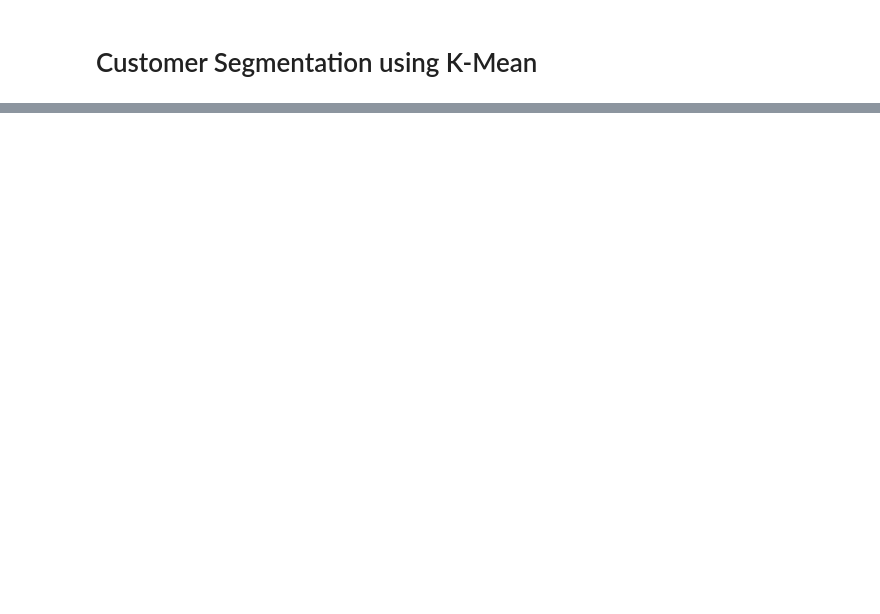
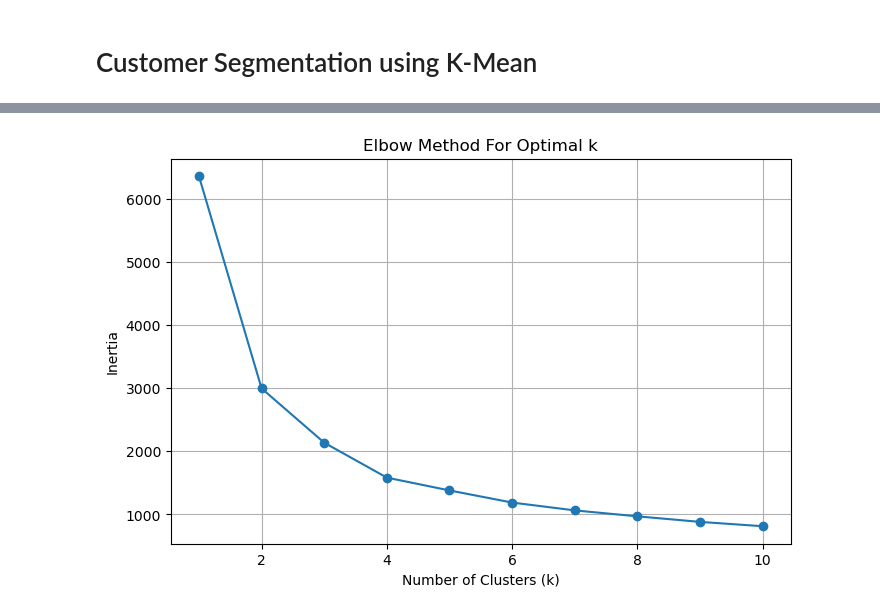
Before and after one commit to alirza81/Customer_Segmentation_Using_RFM_and_KMeans, a Jupyter notebook: notebooks/analysis.ipynb, the cells around one changed output, grey strips where cells are left out. Drawn from its saved outputs; the diff is of its cells as text; code cells hidden in the pictures; blank space fills up the shorter version.

```diff
--- a/notebooks/analysis.ipynb
+++ b/notebooks/analysis.ipynb
@@ -10,0 +23,11 @@ OSError: [Errno 22] Invalid argument: 'D:\\Data Science\\github\\Customer-Segmen
+# %%
+reference_date = stor_df['order_date'].max() + pd.Timedelta(days=1)
+# %%
+rfm = stor_df.groupby('customer_id').agg({
+    'order_date': lambda x: (reference_date - x.max()).days,  # Recency
+    'order_id': 'nunique',                                    # Frequency
+    'sales': 'sum',                                           # Monetary (sales)
+    'profit': 'sum'                                           # Monetary (profit)
+}).reset_index()
+
+rfm.columns = ['CustomerID', 'Recency', 'Frequency', 'Monetary_Sales', 'Monetary_Profit']
@@ -10,0 +54,5 @@ OSError: [Errno 22] Invalid argument: 'D:\\Data Science\\github\\Customer-Segmen
+# %%
+features = rfm[['Recency', 'Frequency', 'Monetary_Sales', 'Monetary_Profit']]
+# %%
+scaler = StandardScaler()
+rfm_scaled = scaler.fit_transform(features)
@@ -10,0 +71,19 @@ OSError: [Errno 22] Invalid argument: 'D:\\Data Science\\github\\Customer-Segmen
+# %%
+inertia = []
+k_range = range(1, 11)
+
+for k in k_range:
+    kmeans = KMeans(n_clusters=k, n_init=10)
+    kmeans.fit(rfm_scaled)
+    inertia.append(kmeans.inertia_)
+
+
+plt.figure(figsize=(8, 5))
+plt.plot(k_range, inertia, marker='o')
+plt.title('Elbow Method For Optimal k')
+plt.xlabel('Number of Clusters (k)')
+plt.ylabel('Inertia')
+plt.grid(True)
+plt.show()
+# %% [output]
+[figure, added]
```
Also changed, not shown: parts of 14 cells of this notebook.
